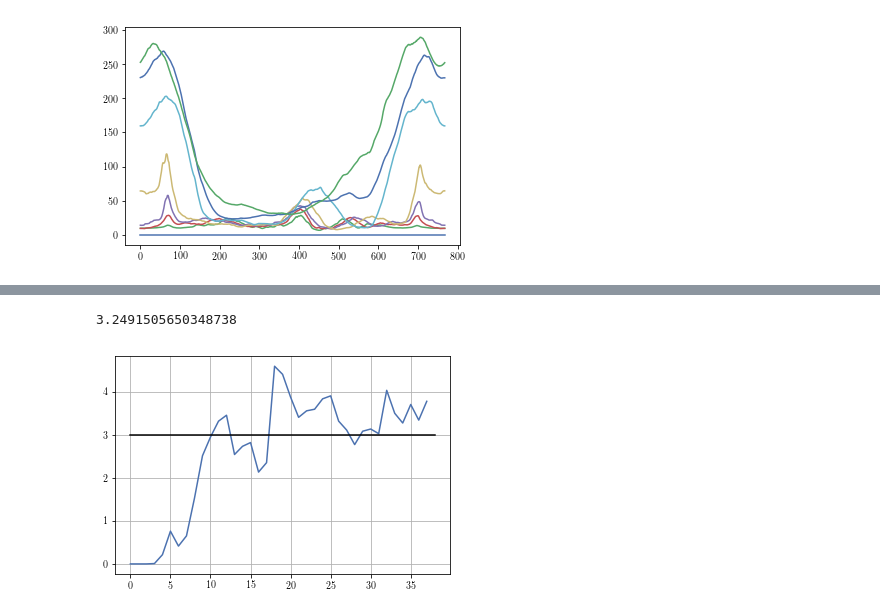
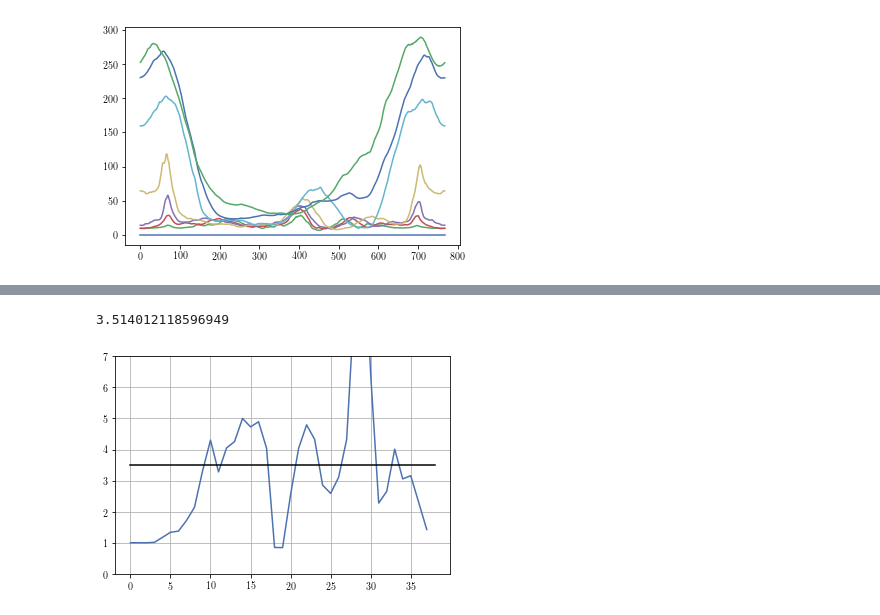
Before and after one commit to xiaocanli/Post-Analysis-VPIC, a Jupyter notebook: python/cori_3d.ipynb, the cells around one changed output, grey strips where cells are left out. Drawn from its saved outputs; the diff is of its cells as text; code cells hidden in the pictures.

```diff
--- a/python/cori_3d.ipynb
+++ b/python/cori_3d.ipynb
@@ -455,0 +780,28 @@ l2 = plt.ylim([-0.001, 0.002])
+# %%
+# xth1s_norm = np.asarray(xth1s) // 3
+# xth2s_norm = np.asarray(xth2s) // 3
+xth1s_norm = np.asarray(xth1s)
+xth2s_norm = np.asarray(xth2s)
+# %%
+# alpha_tot = np.sum(np.sum(falpha[:, 1:3, :, :], axis=1), axis=1) / np.sum(falpha[:, 0, :, :], axis=1)
+# alpha_tot = div0(np.sum(falpha[:, 2, :, :], axis=1), np.sum(falpha[:, 0, :, :], axis=1))
+alpha_tot = []
+for i in range(40):
+    xs, xe = xth1s_norm[i], xth2s_norm[i]
+    if xe == 0:
+        xe = 1
+#     alpha_t = div0(np.sum(falpha[i, 2, xs:-xe, :], axis=0),
+#                    np.sum(falpha[i, 0, xs:-xe, :], axis=0))
+#     alpha_t = div0(np.sum(np.sum(falpha[i, 1:3, xs:-xe, :], axis=0), axis=0),
+#                    np.sum(falpha[i, 0, xs:-xe, :], axis=0))
+    alpha_t = div0(np.sum(np.sum(falpha[i, 5:6, xs:-xe, :], axis=0), axis=0),
+                   np.sum(falpha[i, 0, xs:-xe, :], axis=0))
+    alpha_tot.append(alpha_t)
+alpha_tot = np.asarray(alpha_tot)
+eindex1, e1 = find_nearest(ebins, ene1)
+eindex2, e2 = find_nearest(ebins, ene2)
+print('Two chosen energy band:', e1, e2)
+p1 = plt.semilogx(ebins, alpha_tot[6:10].T)
+p2 = plt.semilogx([1, 500], [0, 0], color='k')
+l1 = plt.xlim([10, 5E2])
+# l2 = plt.ylim([-0.0001, 0.0004])
@@ -456,14 +875,21 @@ l2 = plt.ylim([-0.001, 0.002])
 # %%
 alpha_mean = np.mean(alpha_tot[:, eindex1:eindex2], axis=1)
 # ene_tot = np.sum(alpha_tot[:, eindex1:eindex2+1] *
 #                  falpha[:, 0, eindex1:eindex2+1], axis=1)
 # ntot_high = np.sum(falpha[:, 0, eindex1:eindex2+1], axis=1)
 # alpha_mean = ene_tot / ntot_high
-pindex = (esc_rate / alpha_mean) * ne_high_acc / ne_high_tot
-plt.plot(pindex[2:])
-plt.plot([0, 38], [3, 3], color='k')
+# pindex = (esc_rate / alpha_mean) * ne_high_acc / ne_high_tot
+pindex = div0(esc_rate[1:], alpha_mean)
+pindex_mean = np.mean(pindex[10:30])
+plt.plot(pindex[2:] + 1)
+plt.plot([0, 38], [pindex_mean + 1, pindex_mean + 1], color='k')
 plt.grid(True)
-print(np.mean(pindex[10:]))
+plt.ylim([0, 7])
+print(pindex_mean + 1)
+# esc_rate.tofile(pic_run_dir + 'agu18_data/esc_rate.dat')
+# alpha_mean.tofile(pic_run_dir + 'agu18_data/alpha_mean.dat')
+# ne_high_acc.tofile(pic_run_dir + 'agu18_data/ne_high_acc.dat')
+# ne_high_tot.tofile(pic_run_dir + 'agu18_data/ne_high_tot.dat')
 # %% [output]
-3.2491505650348738
+3.514012118596949
-[figure, old version]
+[figure, new version]
```
Also changed, not shown: parts of 43 cells of this notebook, 12 other files.
